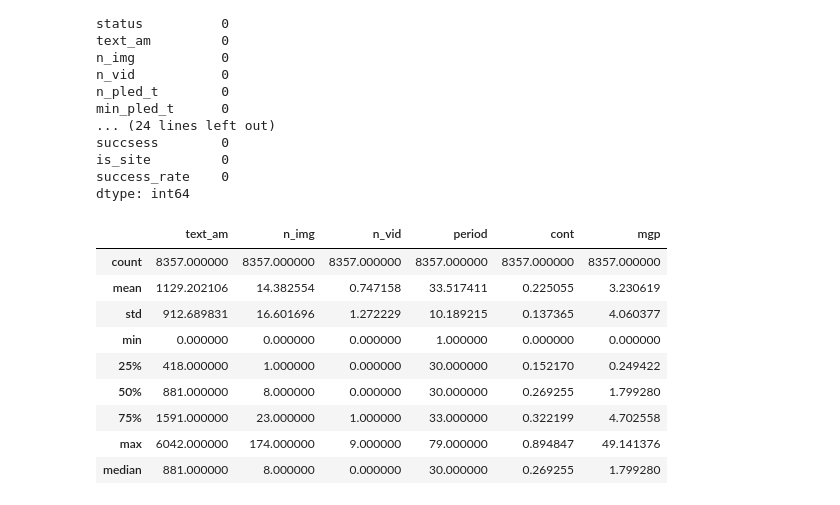
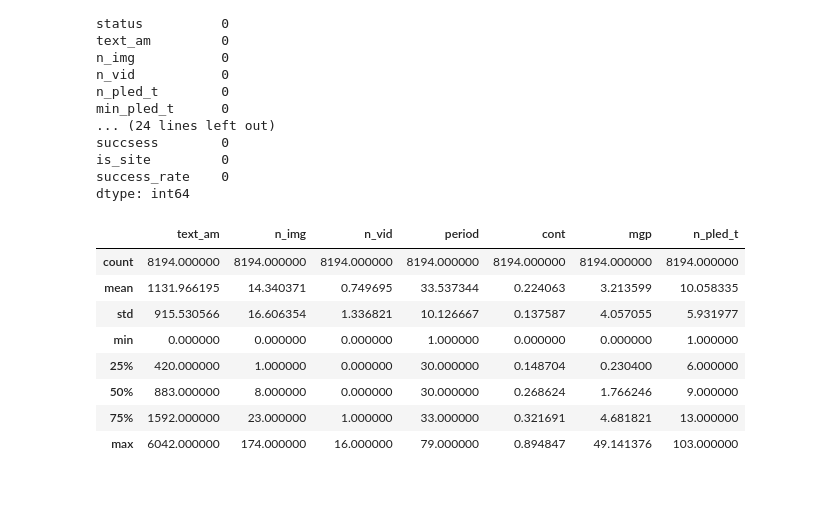
Before and after one commit to Yue2u/DANO-olympiade, a Jupyter notebook: Result.ipynb, the cells around one changed output. Saved outputs shown, nothing was run; the diff lists cells and outputs as text; code cells hidden in the pictures.

```diff
--- a/Result.ipynb
+++ b/Result.ipynb
@@ -10,7 +10,7 @@ from matplotlib.backends.backend_pdf import PdfPages
 from pandas import DataFrame
 # %%
 data = pd.read_csv("kickstarter_data.csv")
-data['success_rate'] = data['pled'] / data['goal']
+data['success_rate'] = data['pled'] / data['goal'] * 100
 data.columns, data.shape
 # %% [output]
 (Index(['Unnamed: 0', 'URL', 'pled', 'goal', 'date', 'period', 'status',
@@ -61,9 +61,9 @@ numeric_columns = ['pled',
   'n_img',
   'n_vid',
   'n_pled_t',
-#   'min_pled_t',
-#   'max_pled_t',
-#   'mean_pled_t',
+  'min_pled_t',
+  'max_pled_t',
+  'mean_pled_t',
   'step_pled_t',
   'cr_time',
   'backed',
@@ -85,6 +85,7 @@ binary_columns = ['rpg',
   'quest',
   'adventure',
   'is_site']
+futures = ['text_am', 'n_img', 'n_vid', 'period', 'cont', 'mgp', 'n_pled_t']
 target_column = 'success_rate'
 numeric_columns, target_column
 # %% [output]
@@ -125,8 +143,7 @@ def draw_hist(df, numeric_columns, bar_type=None):
 df = data
 df = df[df['goal'] > 5]
 df = df[df['period'] < 80]
-df = df[df['n_vid'] < 10]
-df['created'].fillna(0, inplace=True)
+
 df['site'].fillna('', inplace=True)
 
 # Using 3 sigmas rule
@@ -134,8 +151,8 @@ n_sigmas = 3
 
 created_std = df['created'].std() # Taken from description
 created_mean = df['created'].mean()
-df2 = df.copy()
-df2['created'] = df['created'][(df['created'] >= created_mean - created_std * n_sigmas) & (df['created'] <= created_mean + created_std * n_sigmas)]
+df = df[(df['created'] >= created_mean - created_std * n_sigmas) & (df['created'] <= created_mean + created_std * n_sigmas)]
 
-draw_hist(df2, numeric_columns, 'bar')
+draw_hist(df, futures + ['created'], 'bar')
+df.shape
 # %% [output]
@@ -160,20 +178,18 @@ succsess        0
 is_site         0
 success_rate    0
 dtype: int64
-# %%
-futures = ['text_am', 'n_img', 'n_vid', 'period', 'cont', 'mgp']
 # %%
 # Descriptive statistics
-desc = df2[futures].describe()
-desc.append(pd.Series(df2[futures].median(), index=futures, name='median'))
+desc = df[futures].describe()
+desc.append(pd.Series(df[futures].median(), index=futures, name='median'))
+desc
 # %% [output]
-|  | text_am | n_img | n_vid | period | cont | mgp |
-| count | 8357.000000 | 8357.000000 | 8357.000000 | 8357.000000 | 8357.000000 | 8357.000000 |
-| mean | 1129.202106 | 14.382554 | 0.747158 | 33.517411 | 0.225055 | 3.230619 |
-| std | 912.689831 | 16.601696 | 1.272229 | 10.189215 | 0.137365 | 4.060377 |
-| min | 0.000000 | 0.000000 | 0.000000 | 1.000000 | 0.000000 | 0.000000 |
-| 25% | 418.000000 | 1.000000 | 0.000000 | 30.000000 | 0.152170 | 0.249422 |
-| 50% | 881.000000 | 8.000000 | 0.000000 | 30.000000 | 0.269255 | 1.799280 |
-| 75% | 1591.000000 | 23.000000 | 1.000000 | 33.000000 | 0.322199 | 4.702558 |
-| max | 6042.000000 | 174.000000 | 9.000000 | 79.000000 | 0.894847 | 49.141376 |
-| median | 881.000000 | 8.000000 | 0.000000 | 30.000000 | 0.269255 | 1.799280 |
+|  | text_am | n_img | n_vid | period | cont | mgp | n_pled_t |
+| count | 8194.000000 | 8194.000000 | 8194.000000 | 8194.000000 | 8194.000000 | 8194.000000 | 8194.000000 |
+| mean | 1131.966195 | 14.340371 | 0.749695 | 33.537344 | 0.224063 | 3.213599 | 10.058335 |
+| std | 915.530566 | 16.606354 | 1.336821 | 10.126667 | 0.137587 | 4.057055 | 5.931977 |
+| min | 0.000000 | 0.000000 | 0.000000 | 1.000000 | 0.000000 | 0.000000 | 1.000000 |
+| 25% | 420.000000 | 1.000000 | 0.000000 | 30.000000 | 0.148704 | 0.230400 | 6.000000 |
+| 50% | 883.000000 | 8.000000 | 0.000000 | 30.000000 | 0.268624 | 1.766246 | 9.000000 |
+| 75% | 1592.000000 | 23.000000 | 1.000000 | 33.000000 | 0.321691 | 4.681821 | 13.000000 |
+| max | 6042.000000 | 174.000000 | 16.000000 | 79.000000 | 0.894847 | 49.141376 | 103.000000 |
```
Also changed, not shown: parts of 30 cells of this notebook, 1 other file.
